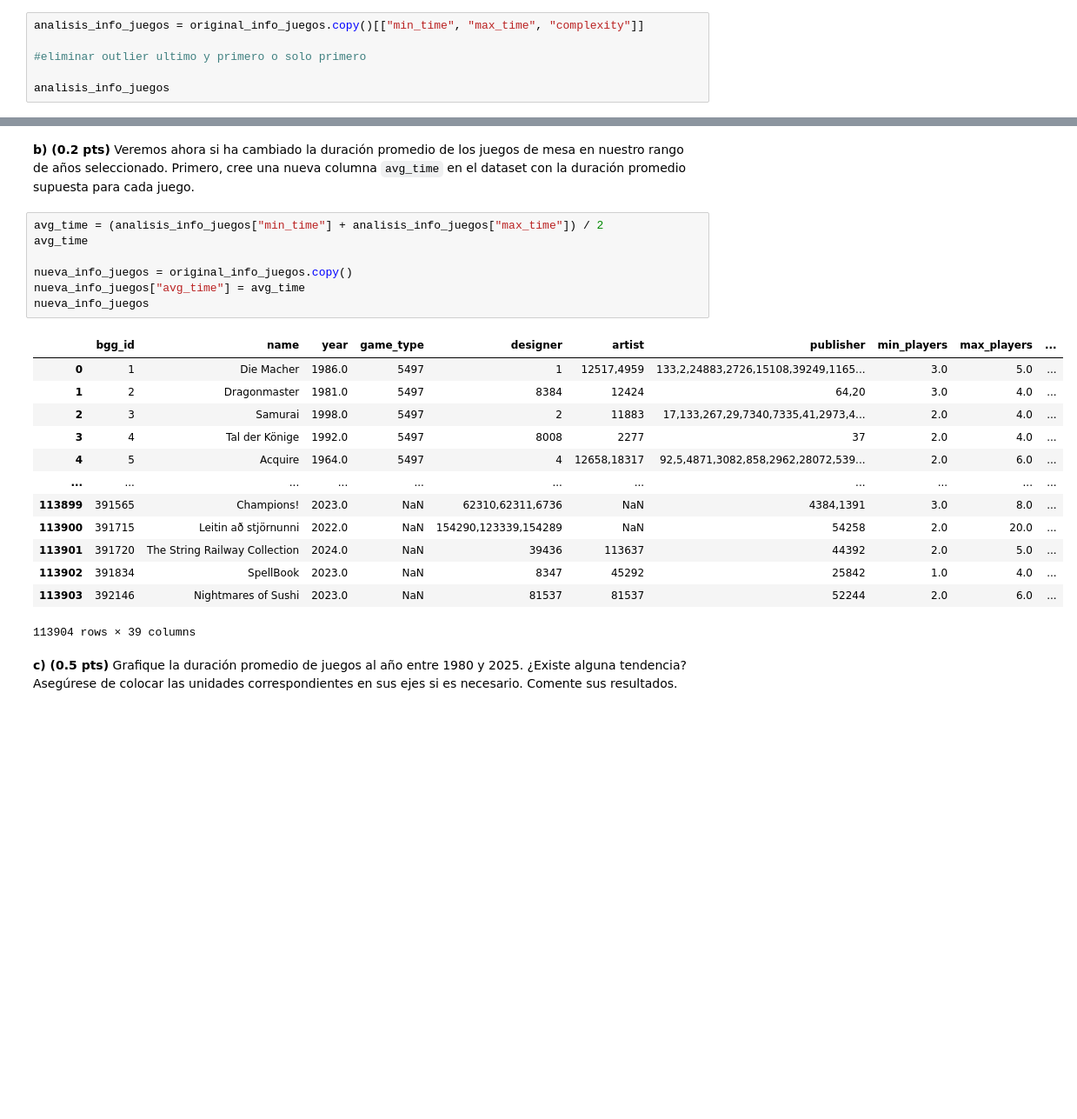
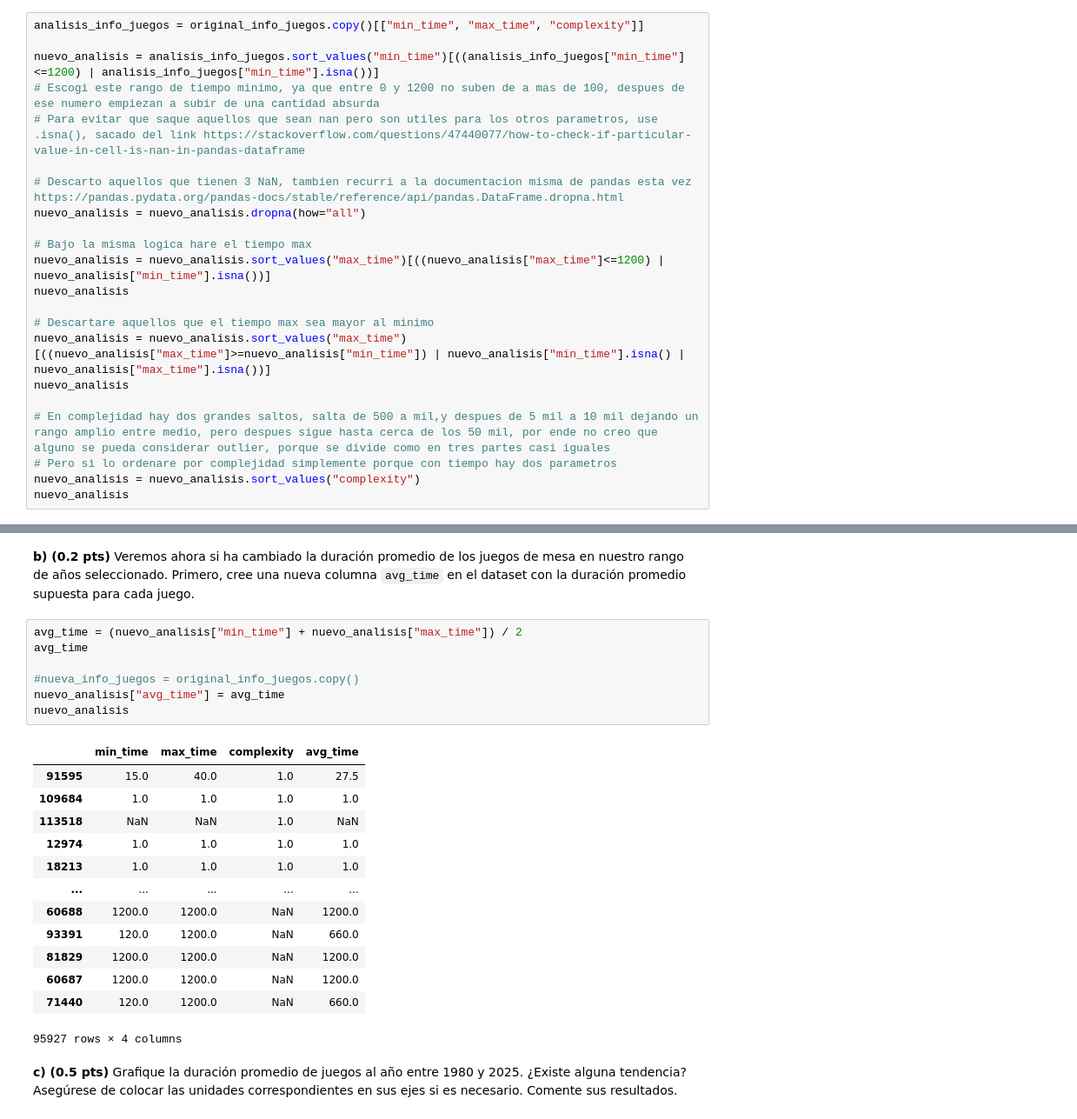
Before and after one commit to Cristobal-Lyon-Diaz/IMT2200-Cristobal-Lyon, a Jupyter notebook: Tarea 01/IMT2200-25s2 - Tarea 01.ipynb, the cells around one changed output, grey strips where cells are left out. Shown at 87% size. Drawn from its saved outputs; the diff is of its cells as text; blank space fills up the shorter version.

```diff
--- a/Tarea 01/IMT2200-25s2 - Tarea 01.ipynb
+++ b/Tarea 01/IMT2200-25s2 - Tarea 01.ipynb
@@ -156,8 +177,24 @@ Si bien hay muchas posibles características que podemos explorar para los juego
 # %%
 analisis_info_juegos = original_info_juegos.copy()[["min_time", "max_time", "complexity"]]
 
-#eliminar outlier ultimo y primero o solo primero
+nuevo_analisis = analisis_info_juegos.sort_values("min_time")[((analisis_info_juegos["min_time"]<=1200) | analisis_info_juegos["min_time"].isna())]
+# Escogi este rango de tiempo minimo, ya que entre 0 y 1200 no suben de a mas de 100, despues de ese numero empiezan a subir de una cantidad absurda
+# Para evitar que saque aquellos que sean nan pero son utiles para los otros parametros, use .isna(), sacado del link https://stackoverflow.com/questions/47440077/how-to-check-if-particular-value-in-cell-is-nan-in-pandas-dataframe
 
-analisis_info_juegos
+# Descarto aquellos que tienen 3 NaN, tambien recurri a la documentacion misma de pandas esta vez https://pandas.pydata.org/pandas-docs/stable/reference/api/pandas.DataFrame.dropna.html
+nuevo_analisis = nuevo_analisis.dropna(how="all")
+
+# Bajo la misma logica hare el tiempo max
+nuevo_analisis = nuevo_analisis.sort_values("max_time")[((nuevo_analisis["max_time"]<=1200) | nuevo_analisis["min_time"].isna())]
+nuevo_analisis
+
+# Descartare aquellos que el tiempo max sea mayor al minimo
+nuevo_analisis = nuevo_analisis.sort_values("max_time")[((nuevo_analisis["max_time"]>=nuevo_analisis["min_time"]) | nuevo_analisis["min_time"].isna() | nuevo_analisis["max_time"].isna())]
+nuevo_analisis
+
+# En complejidad hay dos grandes saltos, salta de 500 a mil,y despues de 5 mil a 10 mil dejando un rango amplio entre medio, pero despues sigue hasta cerca de los 50 mil, por ende no creo que alguno se pueda considerar outlier, porque se divide como en tres partes casi iguales
+# Pero si lo ordenare por complejidad simplemente porque con tiempo hay dos parametros
+nuevo_analisis = nuevo_analisis.sort_values("complexity")
+nuevo_analisis
 # %% [output]
 |  | min_time | max_time | complexity |
@@ -176,26 +213,26 @@ analisis_info_juegos
 # %% [markdown]
 **b) (0.2 pts)** Veremos ahora si ha cambiado la duración promedio de los juegos de mesa en nuestro rango de años seleccionado. Primero, cree una nueva columna `avg_time` en el dataset con la duración promedio supuesta para cada juego.
 # %%
-avg_time = (analisis_info_juegos["min_time"] + analisis_info_juegos["max_time"]) / 2
+avg_time = (nuevo_analisis["min_time"] + nuevo_analisis["max_time"]) / 2
 avg_time
 
-nueva_info_juegos = original_info_juegos.copy()
-nueva_info_juegos["avg_time"] = avg_time
-nueva_info_juegos
+#nueva_info_juegos = original_info_juegos.copy()
+nuevo_analisis["avg_time"] = avg_time
+nuevo_analisis
 # %% [output]
-|  | bgg_id | name | year | game_type | designer | artist | publisher | min_players | max_players | ... |
-| 0 | 1 | Die Macher | 1986.0 | 5497 | 1 | 12517,4959 | 133,2,24883,2726,15108,39249,1165... | 3.0 | 5.0 | ... |
-| 1 | 2 | Dragonmaster | 1981.0 | 5497 | 8384 | 12424 | 64,20 | 3.0 | 4.0 | ... |
-| 2 | 3 | Samurai | 1998.0 | 5497 | 2 | 11883 | 17,133,267,29,7340,7335,41,2973,4... | 2.0 | 4.0 | ... |
-| 3 | 4 | Tal der Könige | 1992.0 | 5497 | 8008 | 2277 | 37 | 2.0 | 4.0 | ... |
-| 4 | 5 | Acquire | 1964.0 | 5497 | 4 | 12658,18317 | 92,5,4871,3082,858,2962,28072,539... | 2.0 | 6.0 | ... |
-| ... | ... | ... | ... | ... | ... | ... | ... | ... | ... | ... |
-| 113899 | 391565 | Champions! | 2023.0 | NaN | 62310,62311,6736 | NaN | 4384,1391 | 3.0 | 8.0 | ... |
-| 113900 | 391715 | Leitin að stjörnunni | 2022.0 | NaN | 154290,123339,154289 | NaN | 54258 | 2.0 | 20.0 | ... |
-| 113901 | 391720 | The String Railway Collection | 2024.0 | NaN | 39436 | 113637 | 44392 | 2.0 | 5.0 | ... |
-| 113902 | 391834 | SpellBook | 2023.0 | NaN | 8347 | 45292 | 25842 | 1.0 | 4.0 | ... |
-| 113903 | 392146 | Nightmares of Sushi | 2023.0 | NaN | 81537 | 81537 | 52244 | 2.0 | 6.0 | ... |
+|  | min_time | max_time | complexity | avg_time |
+| 91595 | 15.0 | 40.0 | 1.0 | 27.5 |
+| 109684 | 1.0 | 1.0 | 1.0 | 1.0 |
+| 113518 | NaN | NaN | 1.0 | NaN |
+| 12974 | 1.0 | 1.0 | 1.0 | 1.0 |
+| 18213 | 1.0 | 1.0 | 1.0 | 1.0 |
+| ... | ... | ... | ... | ... |
+| 60688 | 1200.0 | 1200.0 | NaN | 1200.0 |
+| 93391 | 120.0 | 1200.0 | NaN | 660.0 |
+| 81829 | 1200.0 | 1200.0 | NaN | 1200.0 |
+| 60687 | 1200.0 | 1200.0 | NaN | 1200.0 |
+| 71440 | 120.0 | 1200.0 | NaN | 660.0 |
-113904 rows × 39 columns
+95927 rows × 4 columns
 # %% [markdown]
 **c) (0.5 pts)** Grafique la duración promedio de juegos al año entre 1980 y 2025. ¿Existe alguna tendencia? Asegúrese de colocar las unidades correspondientes en sus ejes si es necesario. Comente sus resultados.
 # %%
```
Also changed, not shown: parts of 6 cells of this notebook, 32 other files.
